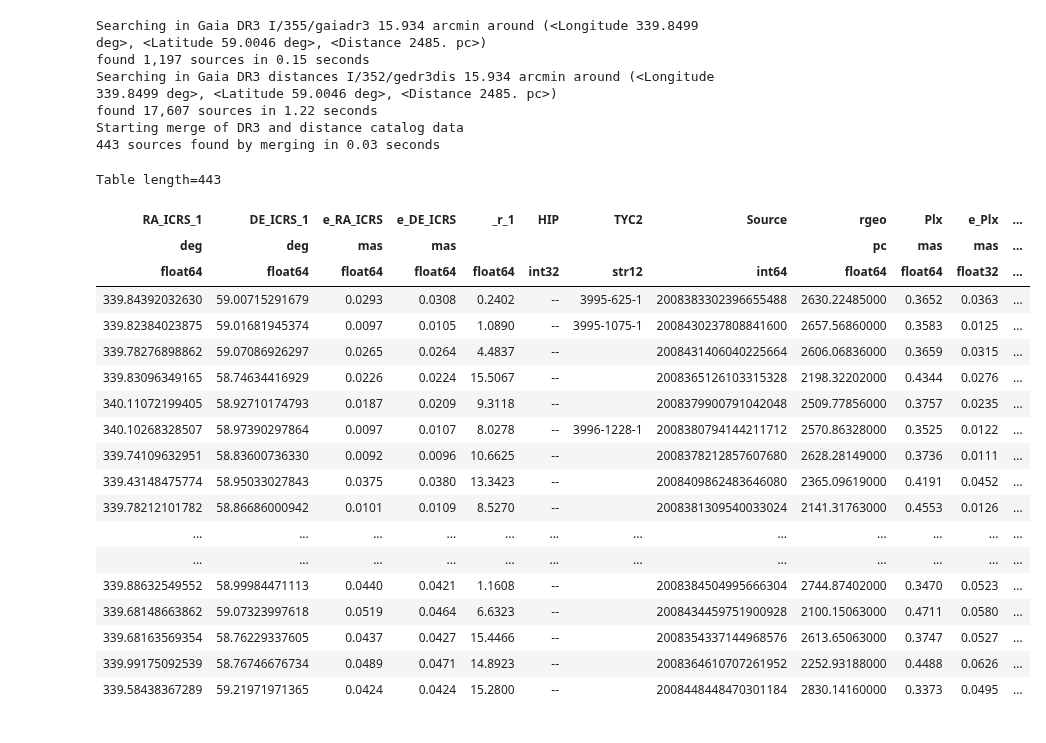
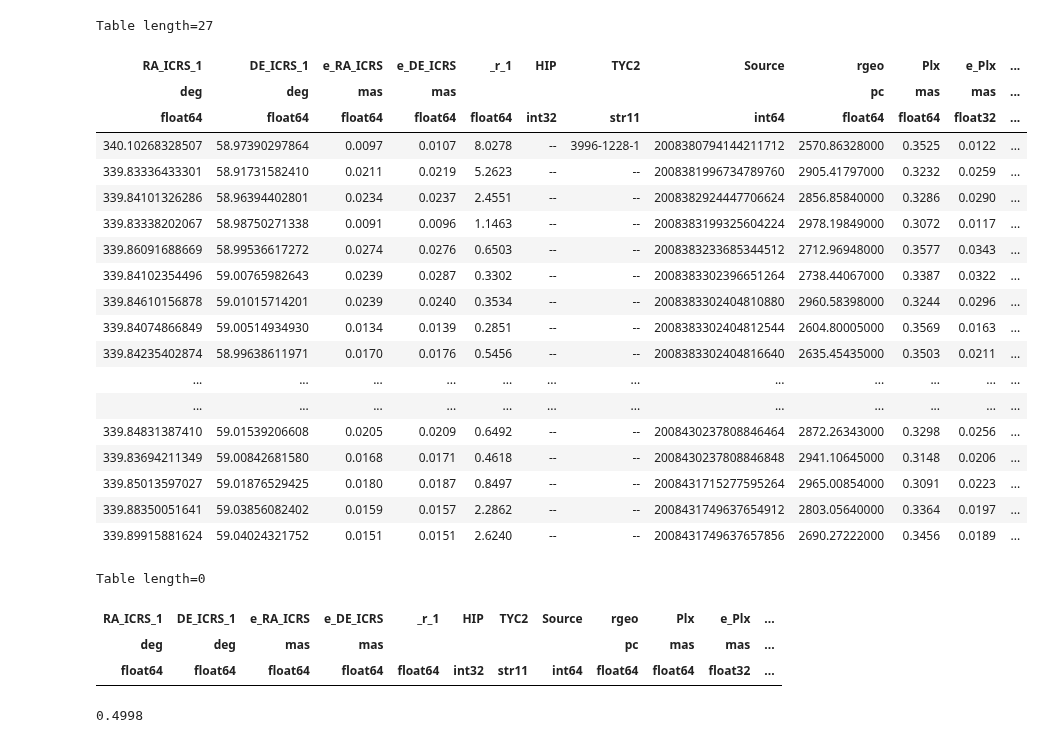
Before and after one commit to surodeep26/Runaway-Stars, a Jupyter notebook: clusterClass.ipynb, the cells around one changed output. Cells and saved outputs as stored; diff of their text form; code cells hidden in the pictures.

Commit message:
redo cluster classes

```diff
--- a/clusterClass.ipynb
+++ b/clusterClass.ipynb
@@ -209,31 +247,39 @@ def merge_gaia_tables(stars_fromDR3: Table, stars_fromDR3_dist: Table) -> Table:
     return merged
 # %%
 cl = Cluster("Berkeley_97")
-cl.stars_in_region()
+cld = ClusterDias("Berkeley_97")
+cl.members()
 # %% [output]
-Searching in Gaia DR3 I/355/gaiadr3 15.934 arcmin around (<Longitude 339.8499 deg>, <Latitude 59.0046 deg>, <Distance 2485. pc>)
-found 1,197 sources in 0.15 seconds
-Searching in Gaia DR3 distances I/352/gedr3dis 15.934 arcmin around (<Longitude 339.8499 deg>, <Latitude 59.0046 deg>, <Distance 2485. pc>)
-found 17,607 sources in 1.22 seconds
-Starting merge of DR3 and distance catalog data
-443 sources found by merging in 0.03 seconds
+Table length=27
-Table length=443
 | RA_ICRS_1 | DE_ICRS_1 | e_RA_ICRS | e_DE_ICRS | _r_1 | HIP | TYC2 | Source | rgeo | Plx | e_Plx | ... |
 | deg | deg | mas | mas |  |  |  |  | pc | mas | mas | ... |
-| float64 | float64 | float64 | float64 | float64 | int32 | str12 | int64 | float64 | float64 | float32 | ... |
-| 339.84392032630 | 59.00715291679 | 0.0293 | 0.0308 | 0.2402 | -- | 3995-625-1 | 2008383302396655488 | 2630.22485000 | 0.3652 | 0.0363 | ... |
-| 339.82384023875 | 59.01681945374 | 0.0097 | 0.0105 | 1.0890 | -- | 3995-1075-1 | 2008430237808841600 | 2657.56860000 | 0.3583 | 0.0125 | ... |
-| 339.78276898862 | 59.07086926297 | 0.0265 | 0.0264 | 4.4837 | -- |  | 2008431406040225664 | 2606.06836000 | 0.3659 | 0.0315 | ... |
-| 339.83096349165 | 58.74634416929 | 0.0226 | 0.0224 | 15.5067 | -- |  | 2008365126103315328 | 2198.32202000 | 0.4344 | 0.0276 | ... |
-| 340.11072199405 | 58.92710174793 | 0.0187 | 0.0209 | 9.3118 | -- |  | 2008379900791042048 | 2509.77856000 | 0.3757 | 0.0235 | ... |
+| float64 | float64 | float64 | float64 | float64 | int32 | str11 | int64 | float64 | float64 | float32 | ... |
 | 340.10268328507 | 58.97390297864 | 0.0097 | 0.0107 | 8.0278 | -- | 3996-1228-1 | 2008380794144211712 | 2570.86328000 | 0.3525 | 0.0122 | ... |
-| 339.74109632951 | 58.83600736330 | 0.0092 | 0.0096 | 10.6625 | -- |  | 2008378212857607680 | 2628.28149000 | 0.3736 | 0.0111 | ... |
-| 339.43148475774 | 58.95033027843 | 0.0375 | 0.0380 | 13.3423 | -- |  | 2008409862483646080 | 2365.09619000 | 0.4191 | 0.0452 | ... |
-| 339.78212101782 | 58.86686000942 | 0.0101 | 0.0109 | 8.5270 | -- |  | 2008381309540033024 | 2141.31763000 | 0.4553 | 0.0126 | ... |
+| 339.83336433301 | 58.91731582410 | 0.0211 | 0.0219 | 5.2623 | -- | -- | 2008381996734789760 | 2905.41797000 | 0.3232 | 0.0259 | ... |
+| 339.84101326286 | 58.96394402801 | 0.0234 | 0.0237 | 2.4551 | -- | -- | 2008382924447706624 | 2856.85840000 | 0.3286 | 0.0290 | ... |
+| 339.83338202067 | 58.98750271338 | 0.0091 | 0.0096 | 1.1463 | -- | -- | 2008383199325604224 | 2978.19849000 | 0.3072 | 0.0117 | ... |
+| 339.86091688669 | 58.99536617272 | 0.0274 | 0.0276 | 0.6503 | -- | -- | 2008383233685344512 | 2712.96948000 | 0.3577 | 0.0343 | ... |
+| 339.84102354496 | 59.00765982643 | 0.0239 | 0.0287 | 0.3302 | -- | -- | 2008383302396651264 | 2738.44067000 | 0.3387 | 0.0322 | ... |
+| 339.84610156878 | 59.01015714201 | 0.0239 | 0.0240 | 0.3534 | -- | -- | 2008383302404810880 | 2960.58398000 | 0.3244 | 0.0296 | ... |
+| 339.84074866849 | 59.00514934930 | 0.0134 | 0.0139 | 0.2851 | -- | -- | 2008383302404812544 | 2604.80005000 | 0.3569 | 0.0163 | ... |
+| 339.84235402874 | 58.99638611971 | 0.0170 | 0.0176 | 0.5456 | -- | -- | 2008383302404816640 | 2635.45435000 | 0.3503 | 0.0211 | ... |
 | ... | ... | ... | ... | ... | ... | ... | ... | ... | ... | ... | ... |
 | ... | ... | ... | ... | ... | ... | ... | ... | ... | ... | ... | ... |
-| 339.88632549552 | 58.99984471113 | 0.0440 | 0.0421 | 1.1608 | -- |  | 2008384504995666304 | 2744.87402000 | 0.3470 | 0.0523 | ... |
-| 339.68148663862 | 59.07323997618 | 0.0519 | 0.0464 | 6.6323 | -- |  | 2008434459751900928 | 2100.15063000 | 0.4711 | 0.0580 | ... |
-| 339.68163569354 | 58.76229337605 | 0.0437 | 0.0427 | 15.4466 | -- |  | 2008354337144968576 | 2613.65063000 | 0.3747 | 0.0527 | ... |
-| 339.99175092539 | 58.76746676734 | 0.0489 | 0.0471 | 14.8923 | -- |  | 2008364610707261952 | 2252.93188000 | 0.4488 | 0.0626 | ... |
-| 339.58438367289 | 59.21971971365 | 0.0424 | 0.0424 | 15.2800 | -- |  | 2008448448470301184 | 2830.14160000 | 0.3373 | 0.0495 | ... |
+| 339.84831387410 | 59.01539206608 | 0.0205 | 0.0209 | 0.6492 | -- | -- | 2008430237808846464 | 2872.26343000 | 0.3298 | 0.0256 | ... |
+| 339.83694211349 | 59.00842681580 | 0.0168 | 0.0171 | 0.4618 | -- | -- | 2008430237808846848 | 2941.10645000 | 0.3148 | 0.0206 | ... |
+| 339.85013597027 | 59.01876529425 | 0.0180 | 0.0187 | 0.8497 | -- | -- | 2008431715277595264 | 2965.00854000 | 0.3091 | 0.0223 | ... |
+| 339.88350051641 | 59.03856082402 | 0.0159 | 0.0157 | 2.2862 | -- | -- | 2008431749637654912 | 2803.05640000 | 0.3364 | 0.0197 | ... |
+| 339.89915881624 | 59.04024321752 | 0.0151 | 0.0151 | 2.6240 | -- | -- | 2008431749637657856 | 2690.27222000 | 0.3456 | 0.0189 | ... |
+# %%
+clm = cl.members()
+clm['Pmemb'] = clm['Pmemb'].astype(float)
+clm[clm['Pmemb']>0.8]
+# %% [output]
+Table length=0
+| RA_ICRS_1 | DE_ICRS_1 | e_RA_ICRS | e_DE_ICRS | _r_1 | HIP | TYC2 | Source | rgeo | Plx | e_Plx | ... |
+| deg | deg | mas | mas |  |  |  |  | pc | mas | mas | ... |
+| float64 | float64 | float64 | float64 | float64 | int32 | str11 | int64 | float64 | float64 | float32 | ... |
+# %%
+cld.members()['Pmemb'].max()
+# %% [output]
+0.4998
```
Also changed, not shown: parts of 3 cells of this notebook, 19 other files.
